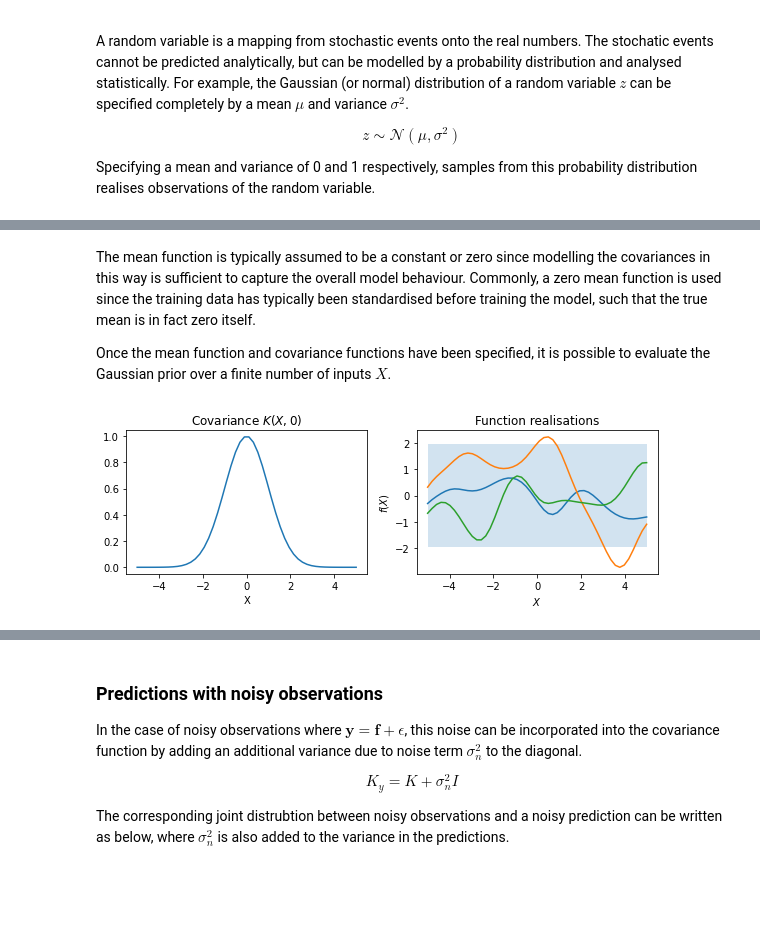
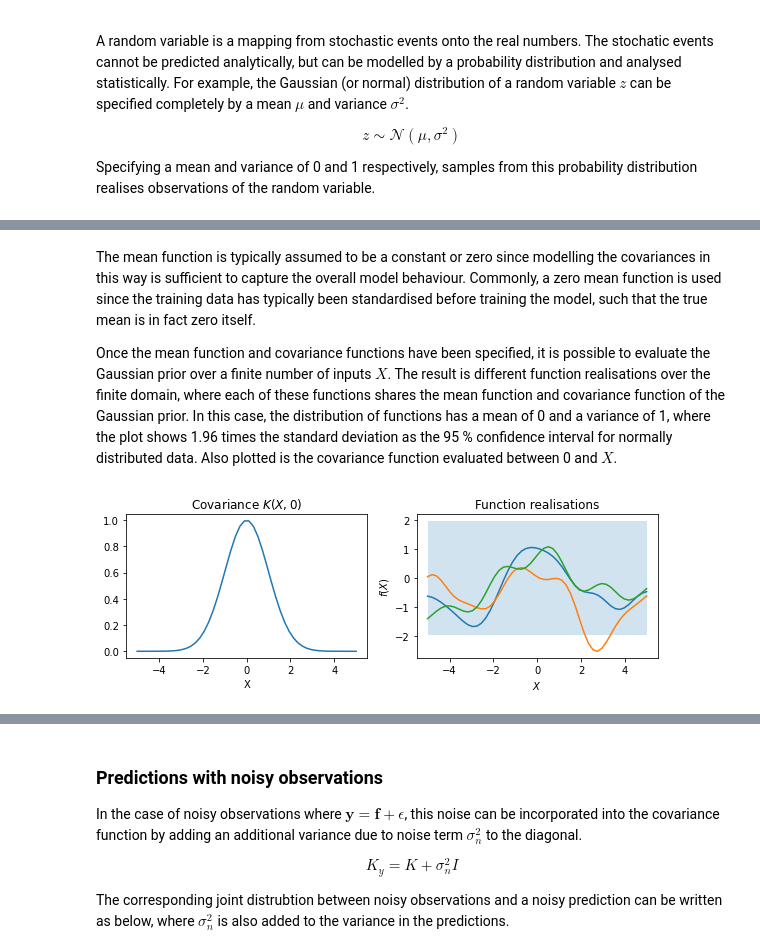
Before and after one commit to MGuo-Lab/oodx, a Jupyter notebook: notebooks/gaussian_processes.ipynb, the cells around one changed output, grey strips where cells are left out. Cells and saved outputs as stored; diff of their text form; code cells hidden in the pictures; blank space fills up the shorter version.

```diff
--- a/notebooks/gaussian_processes.ipynb
+++ b/notebooks/gaussian_processes.ipynb
@@ -79,36 +82,35 @@ $$ k(\textbf{x}, \textbf{x}') = \sigma^2_f\exp\left( - \sum_{j=1}^m \frac{1}{2l^
 # %%
-def sq_exp_cov(x1, x2, sigma_f=1.0, l=1.0):
+def cov(x1, x2, sigma_f=1.0, l=1.0):
     sq_dist = sum((x1[:, j].reshape(1, -1) - x2[:, j].reshape(-1, 1)) ** 2 for j in range(x1.shape[1]))
     return sigma_f ** 2 * np.exp(- 0.5 / l ** 2 * sq_dist)
 # %% [markdown]
 The mean function is typically assumed to be a constant or zero since modelling the covariances in this way is sufficient to capture the overall model behaviour. Commonly, a zero mean function is used since the training data has typically been standardised before training the model, such that the true mean is in fact zero itself.
 
-Once the mean function and covariance functions have been specified, it is possible to evaluate the Gaussian prior over a finite number of inputs $X$.
+Once the mean function and covariance functions have been specified, it is possible to evaluate the Gaussian prior over a finite number of inputs $X$. The result is different function realisations over the finite domain, where each of these functions shares the mean function and covariance function of the Gaussian prior. In this case, the distribution of functions has a mean of 0 and a variance of 1, where the plot shows 1.96 times the standard deviation as the 95 % confidence interval for normally distributed data. Also plotted is the covariance function evaluated between 0 and $X$.
 # %%
-n_samples = 50
-x = np.linspace(-5, 5, n_samples).reshape(-1, 1)
-mu = np.zeros(n_samples)
-cov = sq_exp_cov(x, x)
-std = np.sqrt(np.diag(cov))
 n_functions = 3
+x = np.linspace(-5, 5, 50).reshape(-1, 1)
+mu = np.zeros(len(x))
+k = cov(x, x)
+std = np.sqrt(np.diag(k))
 
 fig, (ax1, ax2) = plt.subplots(1, 2, figsize=(8,3))
-ax1.plot(x, sq_exp_cov(np.array([[0]]), x))
+ax1.plot(x, cov(np.array([[0]]), x))
 ax1.set_title('Covariance $K(X, 0)$')
 ax1.set_xlabel('X')
 
 ax2.fill_between(x.ravel(), mu + 1.96 * std, mu - 1.96 * std, alpha=0.2)
 for i in range(n_functions):
-    f = np.random.multivariate_normal(mu, cov)
-    ax2.plot(x, f)
+    fn = np.random.multivariate_normal(mu, k)
+    ax2.plot(x, fn)
 ax2.set_title('Function realisations')
 ax2.set_xlabel('$X$')
 ax2.set_ylabel('$f(X)$')
 
 plt.tight_layout()
 plt.show()
 # %% [output]
-[figure, old version]
+[figure, new version]
 # %% [markdown]
 ## Gaussian process regression
 
```
Also changed, not shown: parts of 42 cells of this notebook.
